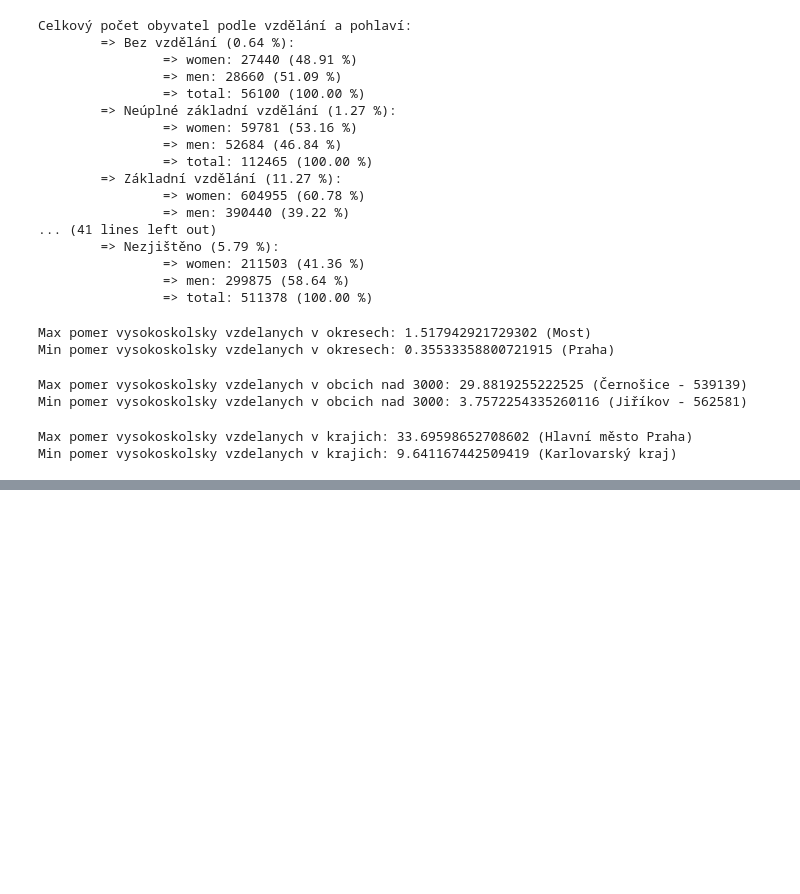
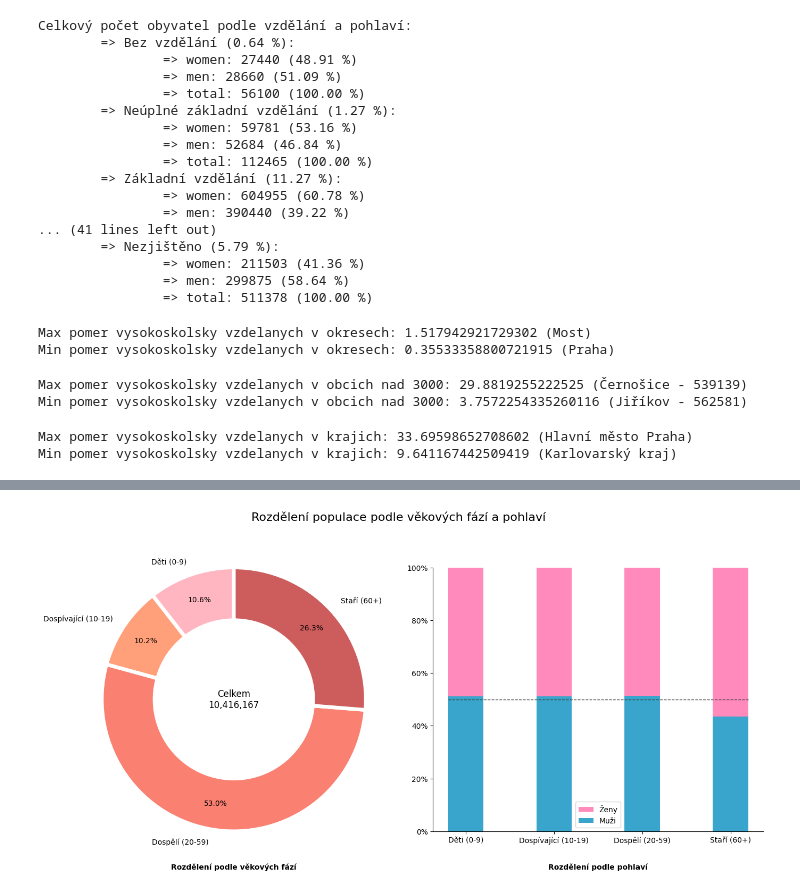
Before and after one commit to rcech44/sp_scitani_lidu, a Jupyter notebook: python_analysis/analysis.ipynb, the cells around one changed output, grey strips where cells are left out. Saved outputs shown, nothing was run; the diff lists cells and outputs as text; code cells hidden in the pictures; blank space fills up the shorter version.

```diff
--- a/python_analysis/analysis.ipynb
+++ b/python_analysis/analysis.ipynb
@@ -571,0 +686,52 @@ Min pomer vysokoskolsky vzdelanych v krajich: 9.641167442509419 (Karlovarský kr
+# %%
+# Data pro oba grafy
+group_names = ['Děti (0-9)', 'Dospívající (10-19)', 'Dospělí (20-59)', 'Staří (60+)']
+group_sizes = [1110656, 1070940, 5577915, 2764656]  # Suma obyvatel v každé skupině
+group_colors = ['#ffb6c1', '#ffa07a', '#fa8072', '#cd5c5c']
+
+# Data pro 100% zásobníkový sloupcový graf
+women_counts = [541695, 522033, 2713576, 1560315]
+men_counts = [568961, 548907, 2864339, 1204341]
+total_counts = [sum(x) for x in zip(women_counts, men_counts)]
+women_ratios = [w / t for w, t in zip(women_counts, total_counts)]
+men_ratios = [m / t for m, t in zip(men_counts, total_counts)]
+
+# Vytvoření grafu
+fig, axs = plt.subplots(1, 2, figsize=(14, 7))
+
+# První část: Koláčový graf podle věkových kategorií
+axs[0].pie(group_sizes, labels=group_names, colors=group_colors, autopct='%1.1f%%', pctdistance=0.8, startangle=90, wedgeprops=dict(width=0.4, edgecolor='w', linewidth=5))
+axs[0].set_xlabel('Rozdělení podle věkových fází', fontdict={'weight': 'bold'})
+axs[0].xaxis.set_label_coords(0.5, 0.004)
+
+# Vložení textu do středu grafu
+axs[0].text(0, 0, "Celkem\n10,416,167", ha='center', va='center', fontsize=12, color='black')
+
+# Druhá část: 100% zásobníkový sloupcový graf
+ind = np.arange(len(group_names))
+axs[1].set_box_aspect(0.8)
+axs[1].bar(ind, women_ratios, label='Ženy', bottom=men_ratios, color='#ff8abb', width=0.4)
+axs[1].bar(ind, men_ratios, label='Muži', color='#39a5cc', width=0.4)
+axs[1].set_xticks(ind)
+axs[1].set_xticklabels(group_names)
+axs[1].set_ylim(0, 1)
+axs[1].set_yticklabels(['0%', '20%', '40%', '60%', '80%', '100%'])
+axs[1].set_xlabel('Rozdělení podle pohlaví', fontdict={'weight': 'bold'})
+axs[1].xaxis.set_label_coords(0.5, -0.12)
+axs[1].legend()
+
+# Odstranění ohraničení grafu
+axs[1].spines['top'].set_visible(False)
+axs[1].spines['right'].set_visible(False)
+
+# Přidání horizontální čáry na úrovni 50%, omezené na rozsah dat
+axs[1].hlines(y=0.5, xmin=-0.2, xmax=len(group_names)-0.8, colors='#404040', linestyles='--', linewidth=1)
+
+# Titulek
+fig.suptitle('Rozdělení populace podle věkových fází a pohlaví', fontsize=16)
+
+# Zobrazení grafu
+plt.tight_layout()
+plt.show()
+# %% [output]
+[figure, added]
```
Also changed, not shown: parts of 5 cells of this notebook.
